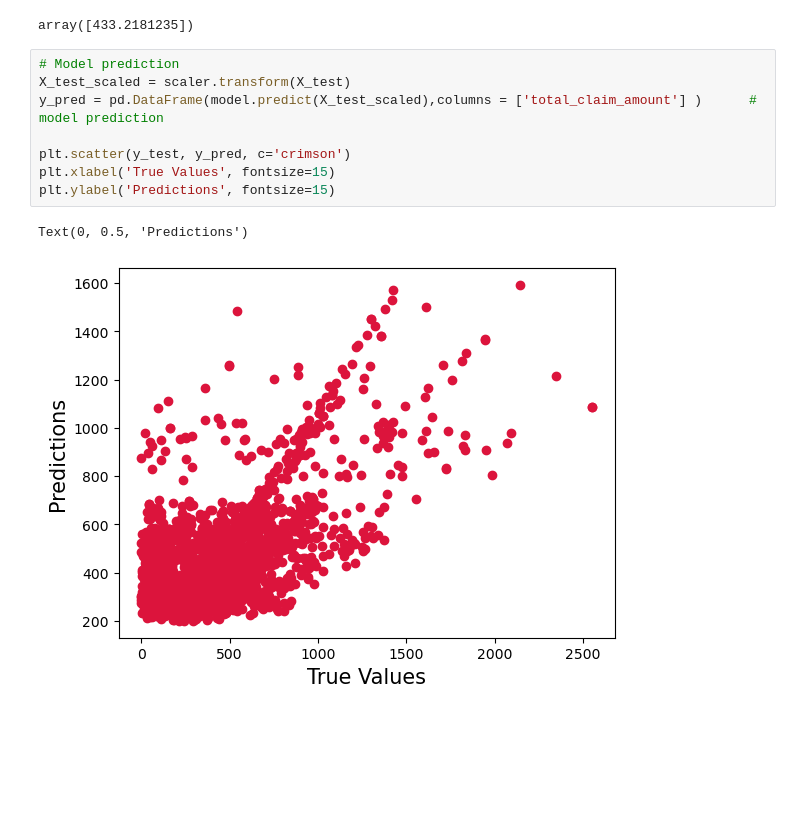
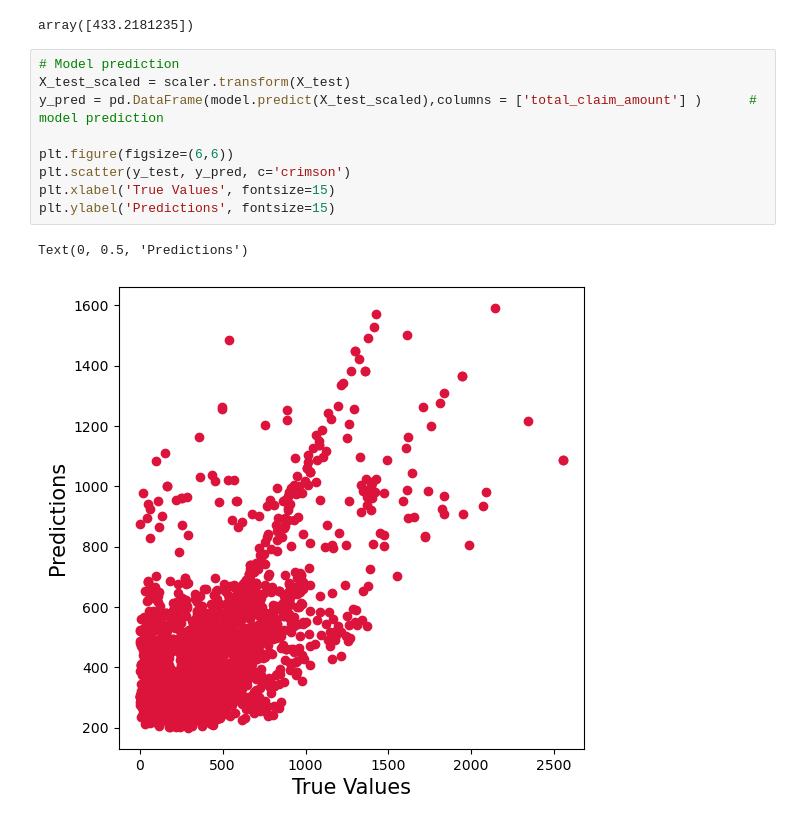
Before and after one commit to ajaykrishna2810/IronHack-Lab-Ajay, a Jupyter notebook: week4/Tuesday/regression.ipynb, the cells around one changed output. Drawn from its saved outputs; the diff is of its cells as text; blank space fills up the shorter version.

Commit message:
comparing plot for the predicted output

```diff
--- a/week4/Tuesday/regression.ipynb
+++ b/week4/Tuesday/regression.ipynb
@@ -66,11 +66,12 @@ array([433.2181235])
 # %%
 # Model prediction
 X_test_scaled = scaler.transform(X_test)
 y_pred = pd.DataFrame(model.predict(X_test_scaled),columns = ['total_claim_amount'] )      # model prediction
 
+plt.figure(figsize=(6,6))
 plt.scatter(y_test, y_pred, c='crimson')
 plt.xlabel('True Values', fontsize=15)
 plt.ylabel('Predictions', fontsize=15)
 # %% [output]
 Text(0, 0.5, 'Predictions')
-[figure, old version]
+[figure, new version]
```
Also changed, not shown: parts of 1 cell of this notebook.
